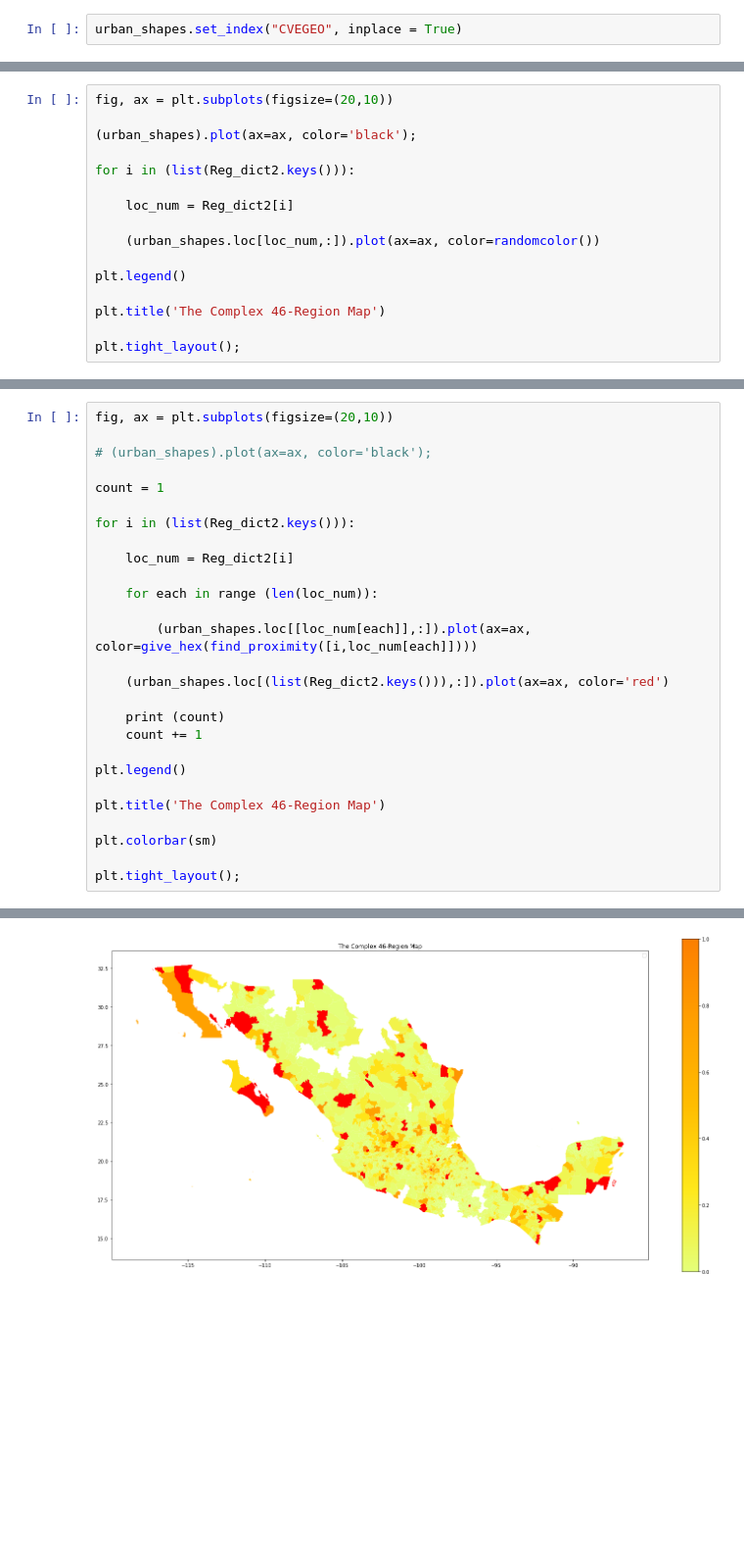
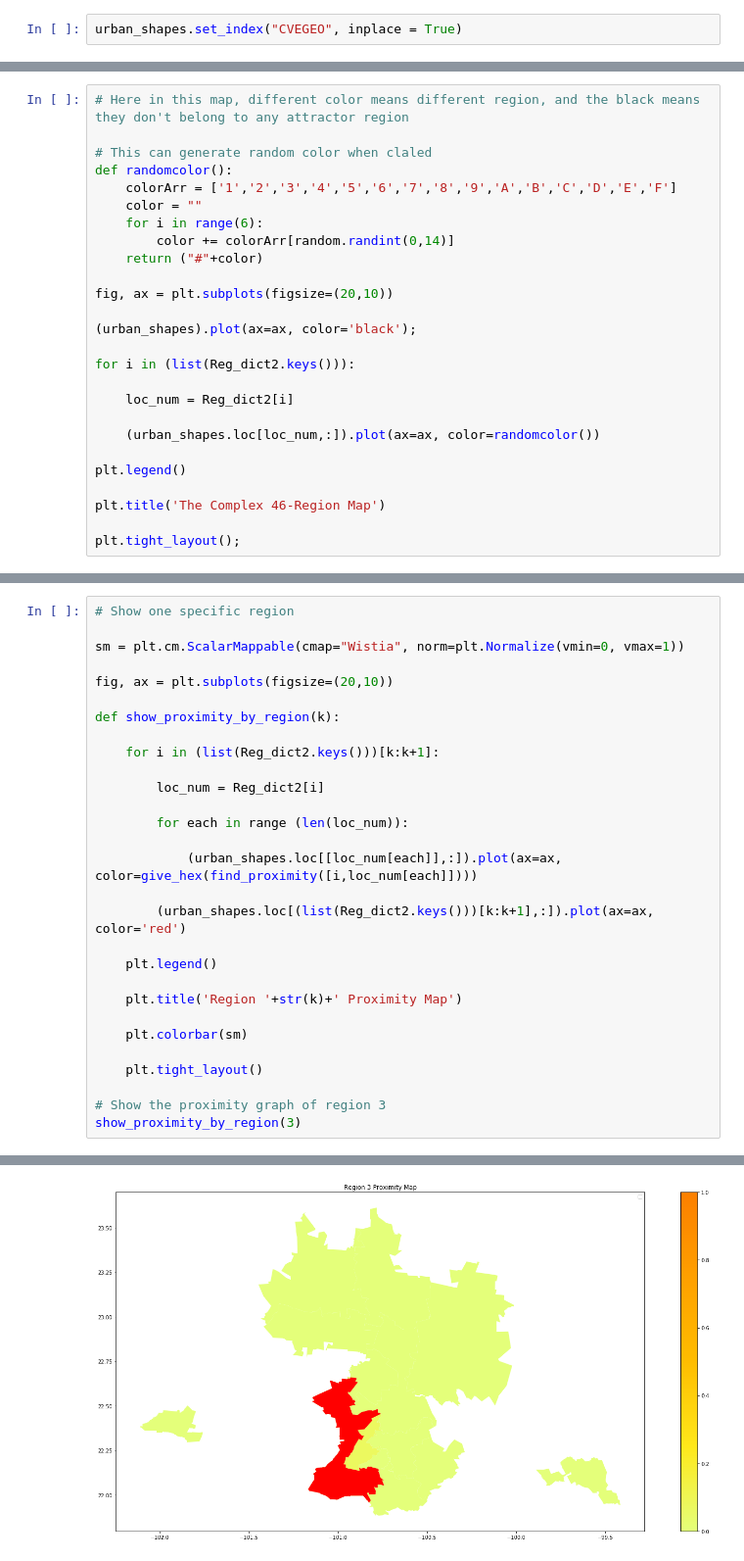
Before and after one commit to JerryAlfred/tradedeal, a Jupyter notebook: Regionalization Phase 1 Grouping Municipalities and Merging Attractors_End.ipynb, the cells around one changed output, grey strips where cells are left out. Shown at 98% size. Drawn from its saved outputs; the diff is of its cells as text; blank space fills up the shorter version.

Commit message:
comment on visualization part

```diff
--- a/Regionalization Phase 1 Grouping Municipalities and Merging Attractors_End.ipynb
+++ b/Regionalization Phase 1 Grouping Municipalities and Merging Attractors_End.ipynb
@@ -551,4 +560,14 @@ proximity
 # %%
+# Here in this map, different color means different region, and the black means they don't belong to any attractor region
+
+# This can generate random color when claled
+def randomcolor():
+    colorArr = ['1','2','3','4','5','6','7','8','9','A','B','C','D','E','F']
+    color = ""
+    for i in range(6):
+        color += colorArr[random.randint(0,14)]
+    return ("#"+color)
+
 fig, ax = plt.subplots(figsize=(20,10))
 
 (urban_shapes).plot(ax=ax, color='black');
@@ -570,28 +589,30 @@ No handles with labels found to put in legend.
 # %%
+# Show one specific region
+
+sm = plt.cm.ScalarMappable(cmap="Wistia", norm=plt.Normalize(vmin=0, vmax=1))
+
 fig, ax = plt.subplots(figsize=(20,10))
 
-# (urban_shapes).plot(ax=ax, color='black');
+def show_proximity_by_region(k):
 
-count = 1
+    for i in (list(Reg_dict2.keys()))[k:k+1]:
 
-for i in (list(Reg_dict2.keys())):
+        loc_num = Reg_dict2[i]
 
-    loc_num = Reg_dict2[i]
+        for each in range (len(loc_num)):
 
-    for each in range (len(loc_num)):
+            (urban_shapes.loc[[loc_num[each]],:]).plot(ax=ax, color=give_hex(find_proximity([i,loc_num[each]])))
 
-        (urban_shapes.loc[[loc_num[each]],:]).plot(ax=ax, color=give_hex(find_proximity([i,loc_num[each]])))
+        (urban_shapes.loc[(list(Reg_dict2.keys()))[k:k+1],:]).plot(ax=ax, color='red')
 
-    (urban_shapes.loc[(list(Reg_dict2.keys())),:]).plot(ax=ax, color='red')
+    plt.legend()
 
-    print (count)
-    count += 1
+    plt.title('Region '+str(k)+' Proximity Map')
 
-plt.legend()
+    plt.colorbar(sm)
 
-plt.title('The Complex 46-Region Map')
+    plt.tight_layout()
 
-plt.colorbar(sm)
-
-plt.tight_layout();
+# Show the proximity graph of region 3
+show_proximity_by_region(3)
 # %% [output]
@@ -617,2 +620,2 @@ No handles with labels found to put in legend.
-[figure, old version]
+[figure, new version]
 # %%
```
Also changed, not shown: parts of 15 cells of this notebook.
